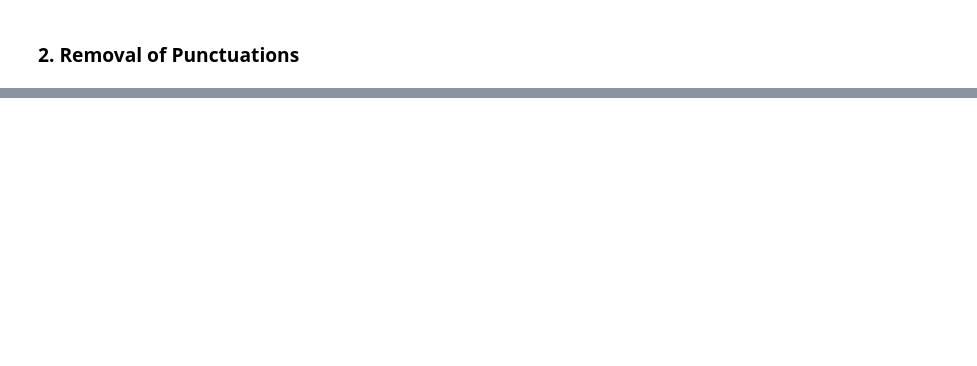
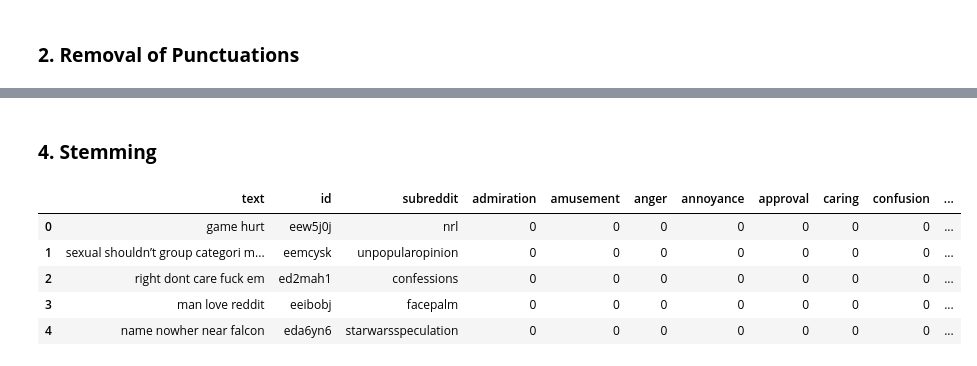
Before and after one commit to aldalgl/SCA-Multi-Label-Emotion-Classification, a Jupyter notebook: Program Code/SleepCall_DataPreprocessing.ipynb, the cells around one changed output, grey strips where cells are left out. Drawn from its saved outputs; the diff is of its cells as text; code cells hidden in the pictures; blank space fills up the shorter version.

```diff
--- a/Program Code/SleepCall_DataPreprocessing.ipynb
+++ b/Program Code/SleepCall_DataPreprocessing.ipynb
@@ -129,0 +149,19 @@ df_go_emotion.head()
+# %% [markdown]
+### **4. Stemming**
+# %%
+from nltk.stem.porter import PorterStemmer
+
+stemmer = PorterStemmer()
+def stem_words(text):
+    return " ".join([stemmer.stem(word) for word in text.split()])
+
+df_go_emotion["text"] = df_go_emotion["text"].apply(lambda text: stem_words(text))
+
+df_go_emotion.head()
+# %% [output]
+|  | text | id | subreddit | admiration | amusement | anger | annoyance | approval | caring | confusion | ... |
+| 0 | game hurt | eew5j0j | nrl | 0 | 0 | 0 | 0 | 0 | 0 | 0 | ... |
+| 1 | sexual shouldn’t group categori m... | eemcysk | unpopularopinion | 0 | 0 | 0 | 0 | 0 | 0 | 0 | ... |
+| 2 | right dont care fuck em | ed2mah1 | confessions | 0 | 0 | 0 | 0 | 0 | 0 | 0 | ... |
+| 3 | man love reddit | eeibobj | facepalm | 0 | 0 | 0 | 0 | 0 | 0 | 0 | ... |
+| 4 | name nowher near falcon | eda6yn6 | starwarsspeculation | 0 | 0 | 0 | 0 | 0 | 0 | 0 | ... |
```
Also changed, not shown: parts of 6 cells of this notebook.
